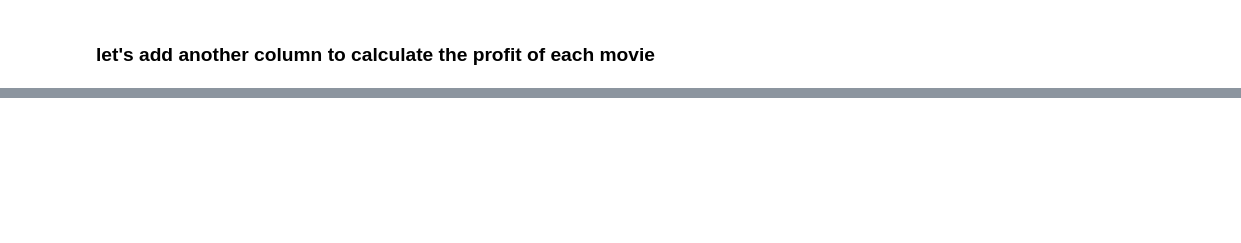
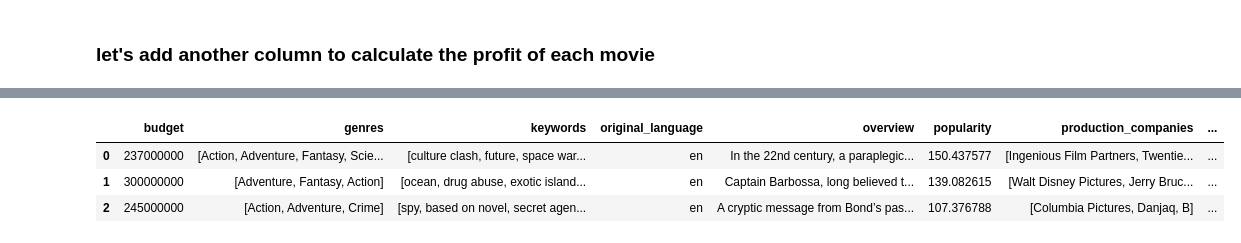
Before and after one commit to AminuAhmadh/data-analysis, a Jupyter notebook: data-cleaning/tmdb.ipynb, the cells around one changed output, grey strips where cells are left out. Saved outputs shown, nothing was run; the diff lists cells and outputs as text; code cells hidden in the pictures; blank space fills up the shorter version.

Commit message:
cleaned some data

```diff
--- a/data-cleaning/tmdb.ipynb
+++ b/data-cleaning/tmdb.ipynb
@@ -222,9 +225,3 @@ Name: spoken_languages, dtype: object
-# %%
-# let's change the spoken language to original lang
-movies['spoken_languages'] = movies['original_language']
-# %%
-# we don't even need the column. let's drop it
-movies.drop('spoken_languages', axis=1, inplace=True)
 # %% [markdown]
 ### let's add another column to calculate the profit of each movie
 # %%
@@ -241 +248,9 @@ movies.head()
+# %%
+# everything is cleaned
+movies.head(3)
+# %% [output]
+|  | budget | genres | keywords | original_language | overview | popularity | production_companies | ... |
+| 0 | 237000000 | [Action, Adventure, Fantasy, Scie... | [culture clash, future, space war... | en | In the 22nd century, a paraplegic... | 150.437577 | [Ingenious Film Partners, Twentie... | ... |
+| 1 | 300000000 | [Adventure, Fantasy, Action] | [ocean, drug abuse, exotic island... | en | Captain Barbossa, long believed t... | 139.082615 | [Walt Disney Pictures, Jerry Bruc... | ... |
+| 2 | 245000000 | [Action, Adventure, Crime] | [spy, based on novel, secret agen... | en | A cryptic message from Bond’s pas... | 107.376788 | [Columbia Pictures, Danjaq, B] | ... |
 # %%
```
Also changed, not shown: parts of 41 cells of this notebook, 14 other files.
